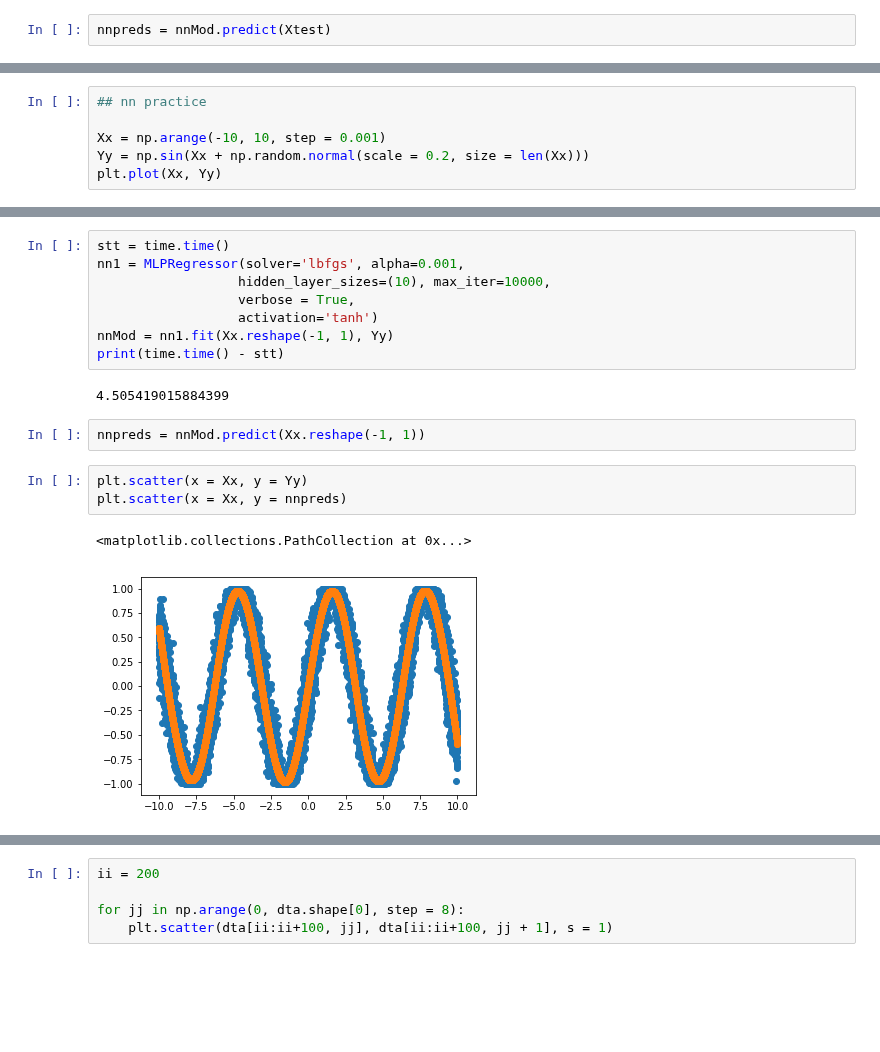
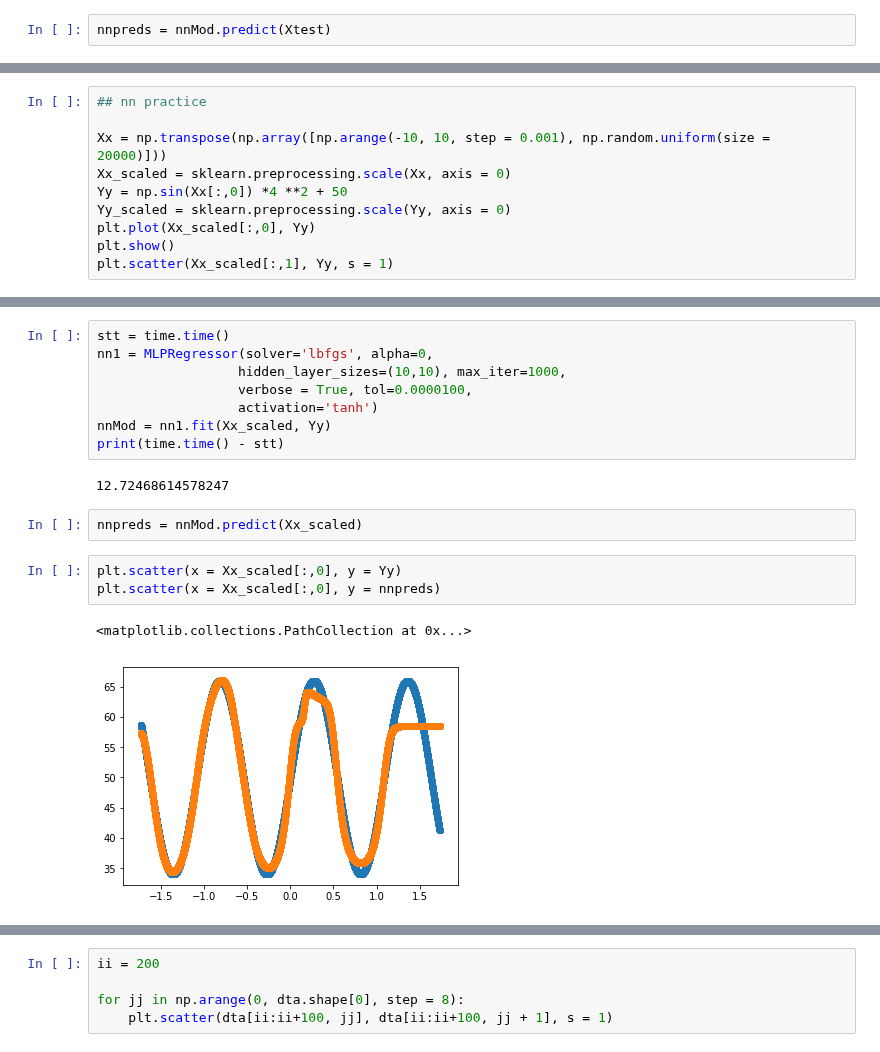
Before and after one commit to oliviatessa/MothMachineLearning, a Jupyter notebook: Train NN with large dataset.ipynb, the cells around one changed output, grey strips where cells are left out. Saved outputs shown, nothing was run; the diff lists cells and outputs as text; blank space fills up the shorter version.

```diff
--- a/Train NN with large dataset.ipynb
+++ b/Train NN with large dataset.ipynb
@@ -291,7 +387,11 @@ for ii in range(3):
 # %%
 ## nn practice
 
-Xx = np.arange(-10, 10, step = 0.001)
-Yy = np.sin(Xx + np.random.normal(scale = 0.2, size = len(Xx)))
-plt.plot(Xx, Yy)
+Xx = np.transpose(np.array([np.arange(-10, 10, step = 0.001), np.random.uniform(size = 20000)]))
+Xx_scaled = sklearn.preprocessing.scale(Xx, axis = 0)
+Yy = np.sin(Xx[:,0]) *4 **2 + 50
+Yy_scaled = sklearn.preprocessing.scale(Yy, axis = 0)
+plt.plot(Xx_scaled[:,0], Yy)
+plt.show()
+plt.scatter(Xx_scaled[:,1], Yy, s = 1)
 # %% [output]
@@ -300,18 +411,18 @@ plt.plot(Xx, Yy)
 # %%
 stt = time.time()
-nn1 = MLPRegressor(solver='lbfgs', alpha=0.001,
-                  hidden_layer_sizes=(10), max_iter=10000,
-                  verbose = True,
+nn1 = MLPRegressor(solver='lbfgs', alpha=0,
+                  hidden_layer_sizes=(10,10), max_iter=1000,
+                  verbose = True, tol=0.0000100,
                   activation='tanh')
-nnMod = nn1.fit(Xx.reshape(-1, 1), Yy)
+nnMod = nn1.fit(Xx_scaled, Yy)
 print(time.time() - stt)
 # %% [output]
-4.505419015884399
+12.72468614578247
 # %%
-nnpreds = nnMod.predict(Xx.reshape(-1, 1))
+nnpreds = nnMod.predict(Xx_scaled)
 # %%
-plt.scatter(x = Xx, y = Yy)
-plt.scatter(x = Xx, y = nnpreds)
+plt.scatter(x = Xx_scaled[:,0], y = Yy)
+plt.scatter(x = Xx_scaled[:,0], y = nnpreds)
 # %% [output]
 <matplotlib.collections.PathCollection at 0x...>
-[figure, old version]
+[figure, new version]
```
Also changed, not shown: parts of 27 cells of this notebook.
